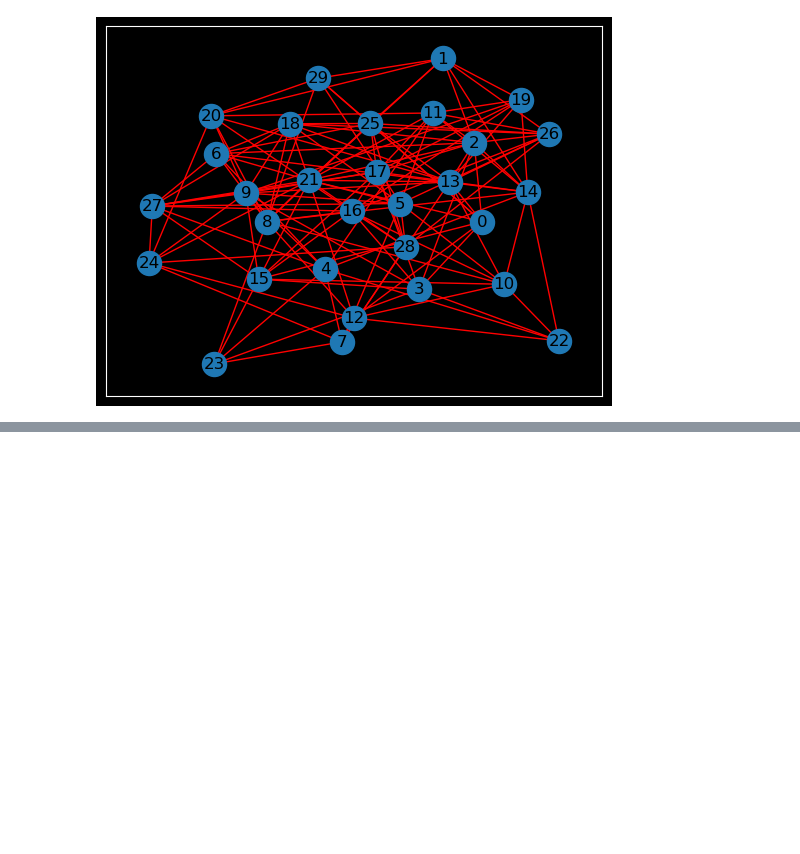
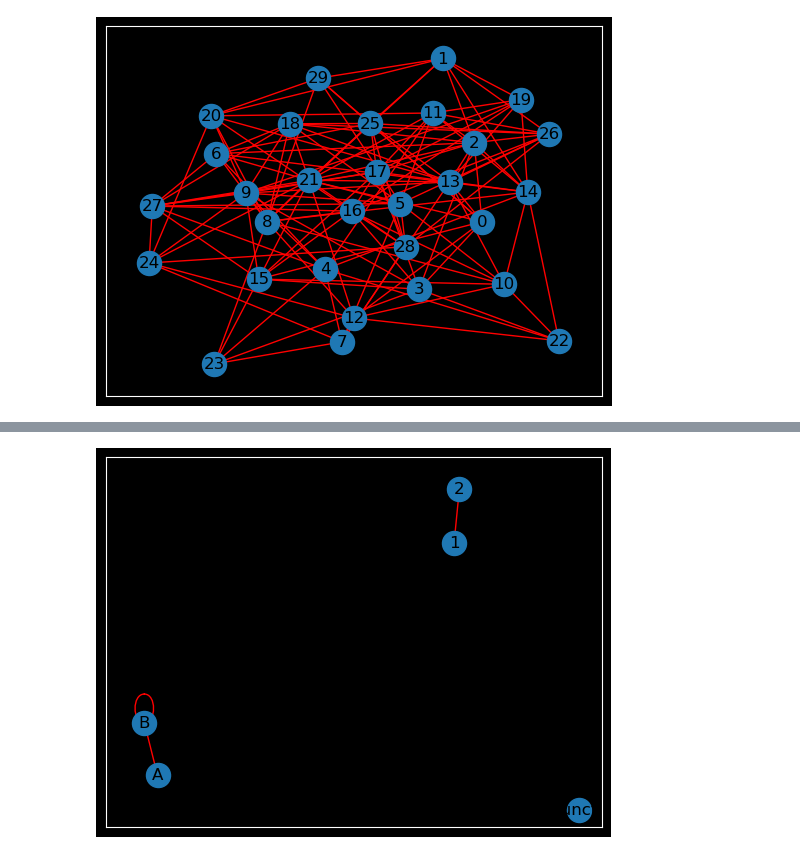
Before and after one commit to francoisbonnard/Math, a Jupyter notebook: graph/networkx.ipynb, the cells around one changed output, grey strips where cells are left out. Saved outputs shown, nothing was run; the diff lists cells and outputs as text; code cells hidden in the pictures; blank space fills up the shorter version.

```diff
--- a/graph/networkx.ipynb
+++ b/graph/networkx.ipynb
@@ -399,0 +253,5 @@ if __name__ == "__main__":
+# %%
+nx.draw_networkx(G1,edge_color='red',with_labels=1)
+plt.show()
+# %% [output]
+[figure, added]
```
Also changed, not shown: parts of 8 cells of this notebook, 9 other files.
